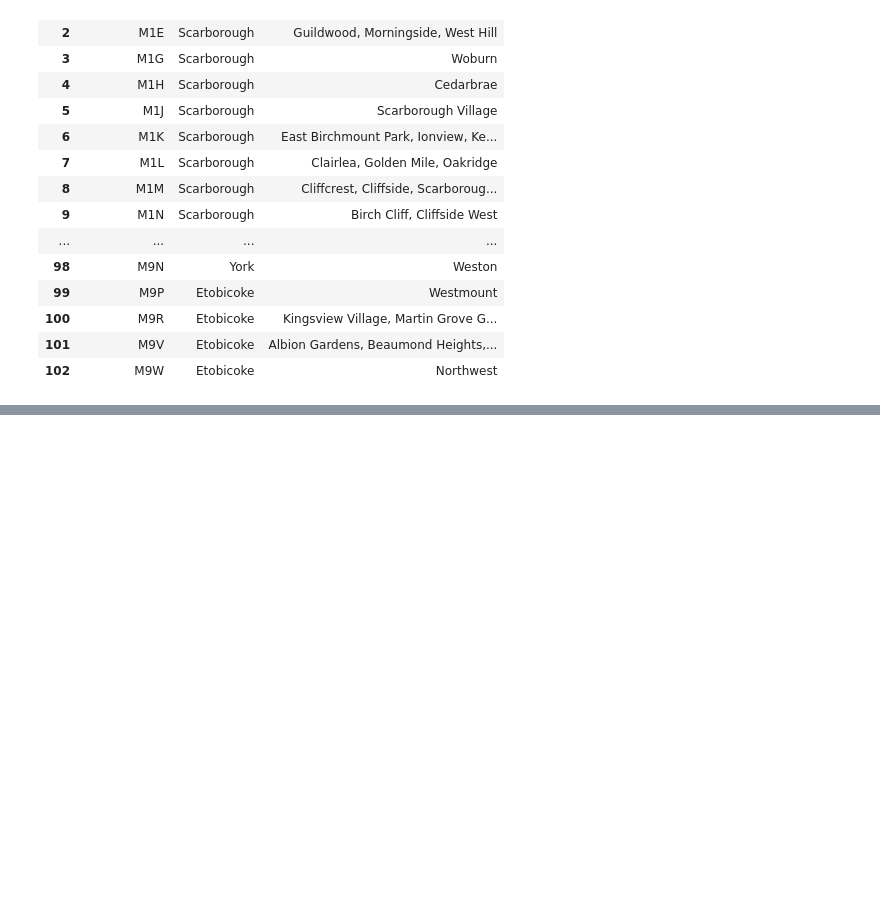
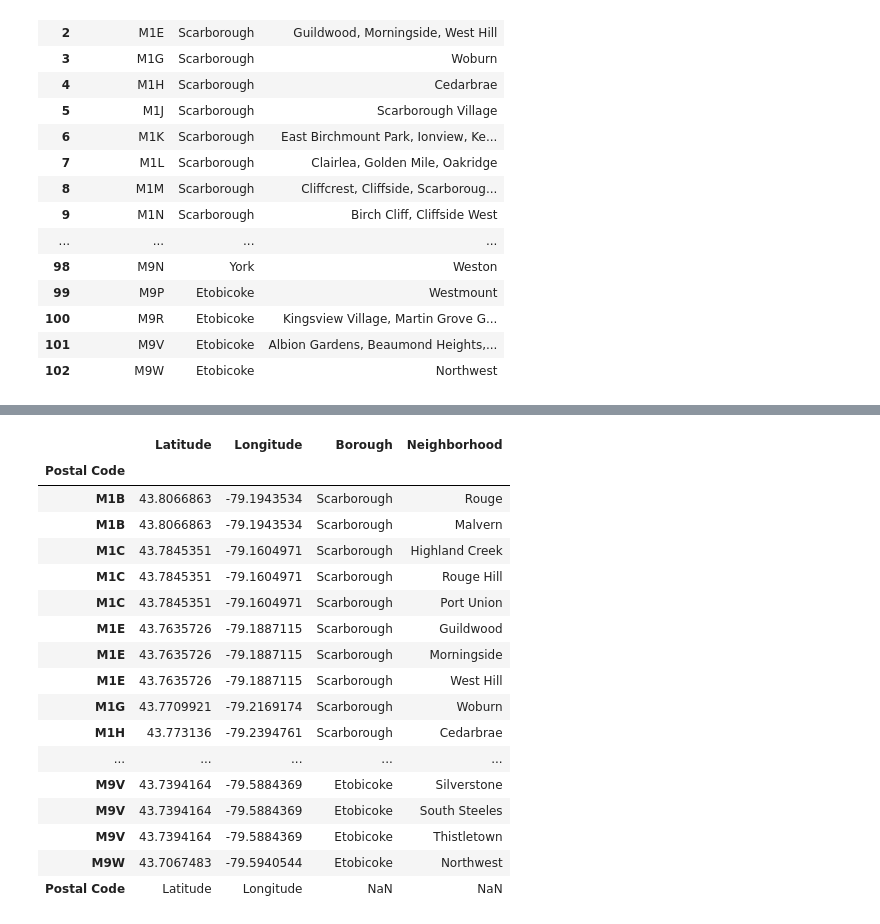
Before and after one commit to Lisa47/Coursera_Capstone-Lisa-Holding, a Jupyter notebook: Capstone Data Sciene: Project.ipynb, the cells around one changed output, grey strips where cells are left out. Saved outputs shown, nothing was run; the diff lists cells and outputs as text; code cells hidden in the pictures; blank space fills up the shorter version.

```diff
--- a/Capstone Data Sciene: Project.ipynb
+++ b/Capstone Data Sciene: Project.ipynb
@@ -116,0 +119,6 @@ hood.head(103)
+# %%
+filename = "http://cocl.us/Geospatial_data"
+# %%
+headers = ["Postal Code","Latitude","Longitude"]
+# %%
+df = pd.read_csv(filename, names = headers)
@@ -116,0 +134,21 @@ hood.head(103)
+# %%
+df.set_index ('Postal Code').join(hood.set_index('Postal Code'))
+# %% [output]
+|  | Latitude | Longitude | Borough | Neighborhood |
+| Postal Code |  |  |  |  |
+| M1B | 43.8066863 | -79.1943534 | Scarborough | Rouge |
+| M1B | 43.8066863 | -79.1943534 | Scarborough | Malvern |
+| M1C | 43.7845351 | -79.1604971 | Scarborough | Highland Creek |
+| M1C | 43.7845351 | -79.1604971 | Scarborough | Rouge Hill |
+| M1C | 43.7845351 | -79.1604971 | Scarborough | Port Union |
+| M1E | 43.7635726 | -79.1887115 | Scarborough | Guildwood |
+| M1E | 43.7635726 | -79.1887115 | Scarborough | Morningside |
+| M1E | 43.7635726 | -79.1887115 | Scarborough | West Hill |
+| M1G | 43.7709921 | -79.2169174 | Scarborough | Woburn |
+| M1H | 43.773136 | -79.2394761 | Scarborough | Cedarbrae |
+| ... | ... | ... | ... | ... |
+| M9V | 43.7394164 | -79.5884369 | Etobicoke | Silverstone |
+| M9V | 43.7394164 | -79.5884369 | Etobicoke | South Steeles |
+| M9V | 43.7394164 | -79.5884369 | Etobicoke | Thistletown |
+| M9W | 43.7067483 | -79.5940544 | Etobicoke | Northwest |
+| Postal Code | Latitude | Longitude | NaN | NaN |
```
Also changed, not shown: parts of 2 cells of this notebook.
